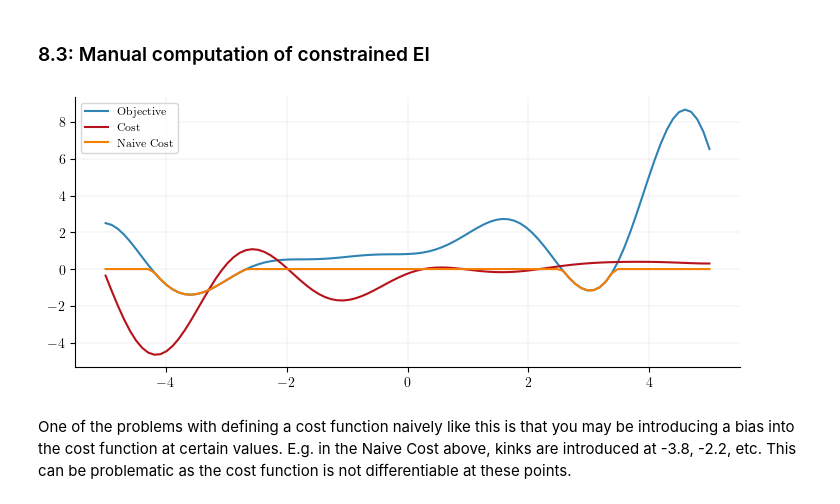
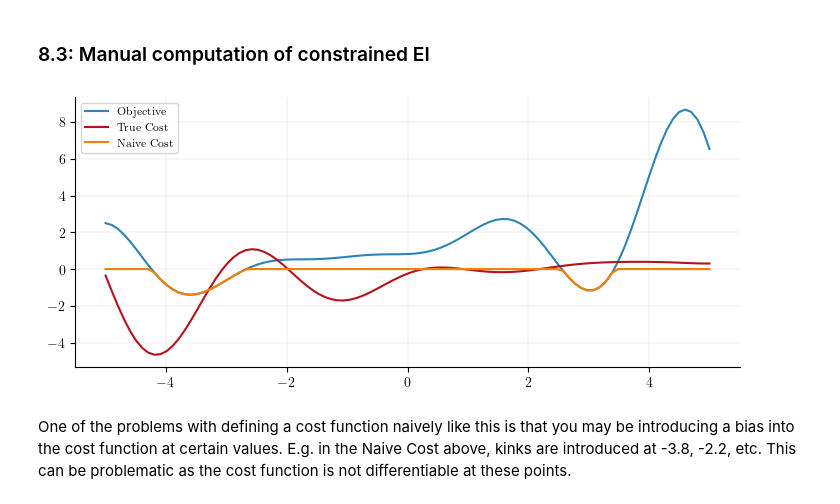
Before and after one commit to GStechschulte/books-with-code, a Jupyter notebook: bayes_opt/ch_8_exercises.ipynb, the cells around one changed output. Cells and saved outputs as stored; diff of their text form; code cells hidden in the pictures.

```diff
--- a/bayes_opt/ch_8_exercises.ipynb
+++ b/bayes_opt/ch_8_exercises.ipynb
@@ -27,11 +27,11 @@ cost_ys = cost(xs)
 # %%
 plt.figure(figsize=(7, 3))
 plt.plot(xs, objective_ys, label="Objective")
-plt.plot(xs, cost_ys, label="Cost")
+plt.plot(xs, cost_ys, label="True Cost")
 plt.plot(xs, torch.where(objective_ys < 0.0, objective_ys, torch.tensor(0.0)), label="Naive Cost");
 plt.legend();
 # %% [output]
-[figure, old version]
+[figure, new version]
 # %% [markdown]
 One of the problems with defining a cost function naively like this is that you may be introducing a bias into the cost function at certain values. E.g. in the Naive Cost above, kinks are introduced at -3.8, -2.2, etc. This can be problematic as the cost function is not differentiable at these points.
 # %%
```
Also changed, not shown: parts of 11 cells of this notebook, 2 other files.
